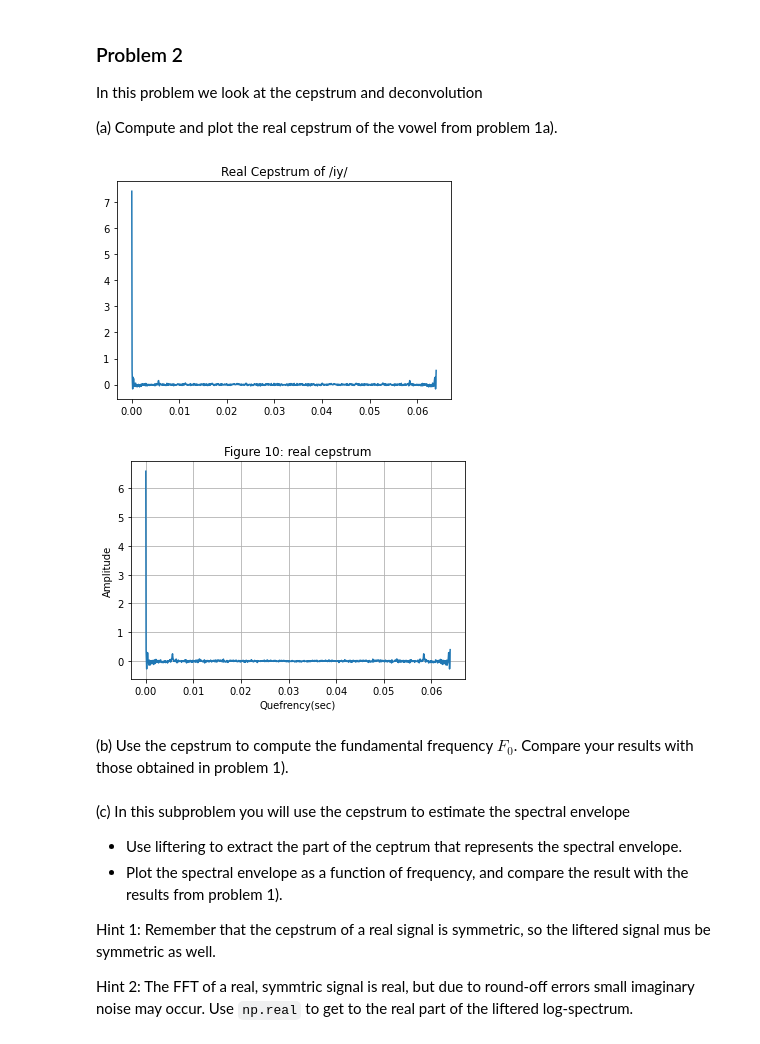
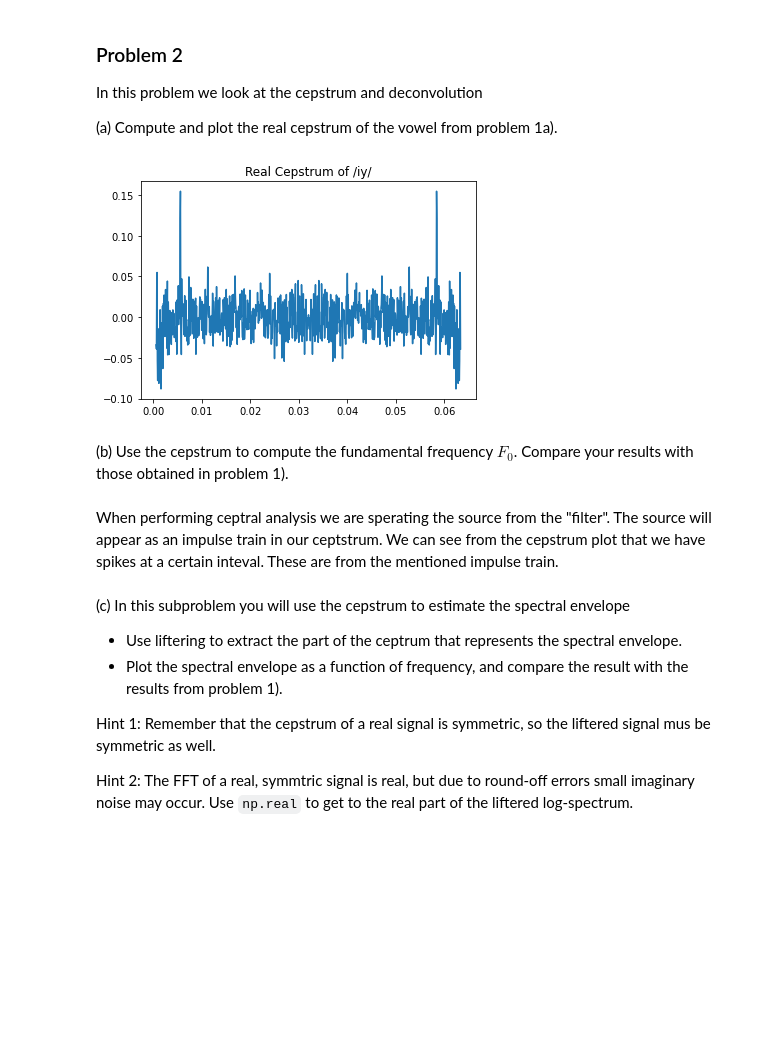
Before and after one commit to jakvah/TTT4185-MachineLearning, a Jupyter notebook: assignment_1.ipynb, the cells around one changed output. Cells and saved outputs as stored; diff of their text form; code cells hidden in the pictures; blank space fills up the shorter version.

Commit message:
Fix cepstrum and more

```diff
--- a/assignment_1.ipynb
+++ b/assignment_1.ipynb
@@ -169,26 +188,16 @@ In this problem we look at the cepstrum and deconvolution
 # %%
 
 iy_ceptr = np.fft.ifft(np.log(np.abs(fft_iy_data)))
 plt.title("Real Cepstrum of /iy/")
 x_axis = np.linspace(0,len(iy_ceptr)/Fs,len(iy_ceptr))
-plt.plot(x_axis,np.real(iy_ceptr))
+plt.plot(x_axis[10:len(x_axis)-10],np.real(iy_ceptr[10:len(iy_ceptr)-10]))
 plt.show()
-
-
-cepstr = np.fft.ifft(np.log(np.abs(fft_iy_data_hamming)))
-plt.figure()
-plt.title('Figure 10: real cepstrum')
-plt.plot(np.array(range(0,cepstr.shape[0]))/Fs, np.real(cepstr))
-plt.ylabel("log")
-plt.xlabel('Quefrency(sec)')
-plt.ylabel('Amplitude')
-plt.grid(True)
-plt.show()
 # %% [output]
-[figure, old version]
+[figure, new version]
-[figure, removed]
 # %% [markdown]
 (b) Use the cepstrum to compute the fundamental frequency $F_0$. Compare your results with those obtained in problem 1).
+# %% [markdown]
+When performing ceptral analysis we are sperating the source from the "filter". The source will appear as an impulse train in our ceptstrum. We can see from the cepstrum plot that we have spikes at a certain inteval. These are from the mentioned impulse train.
 # %% [markdown]
 (c) In this subproblem you will use the cepstrum to estimate the spectral envelope
 - Use liftering to extract the part of the ceptrum that represents the spectral envelope.
```
Also changed, not shown: parts of 2 cells of this notebook.
